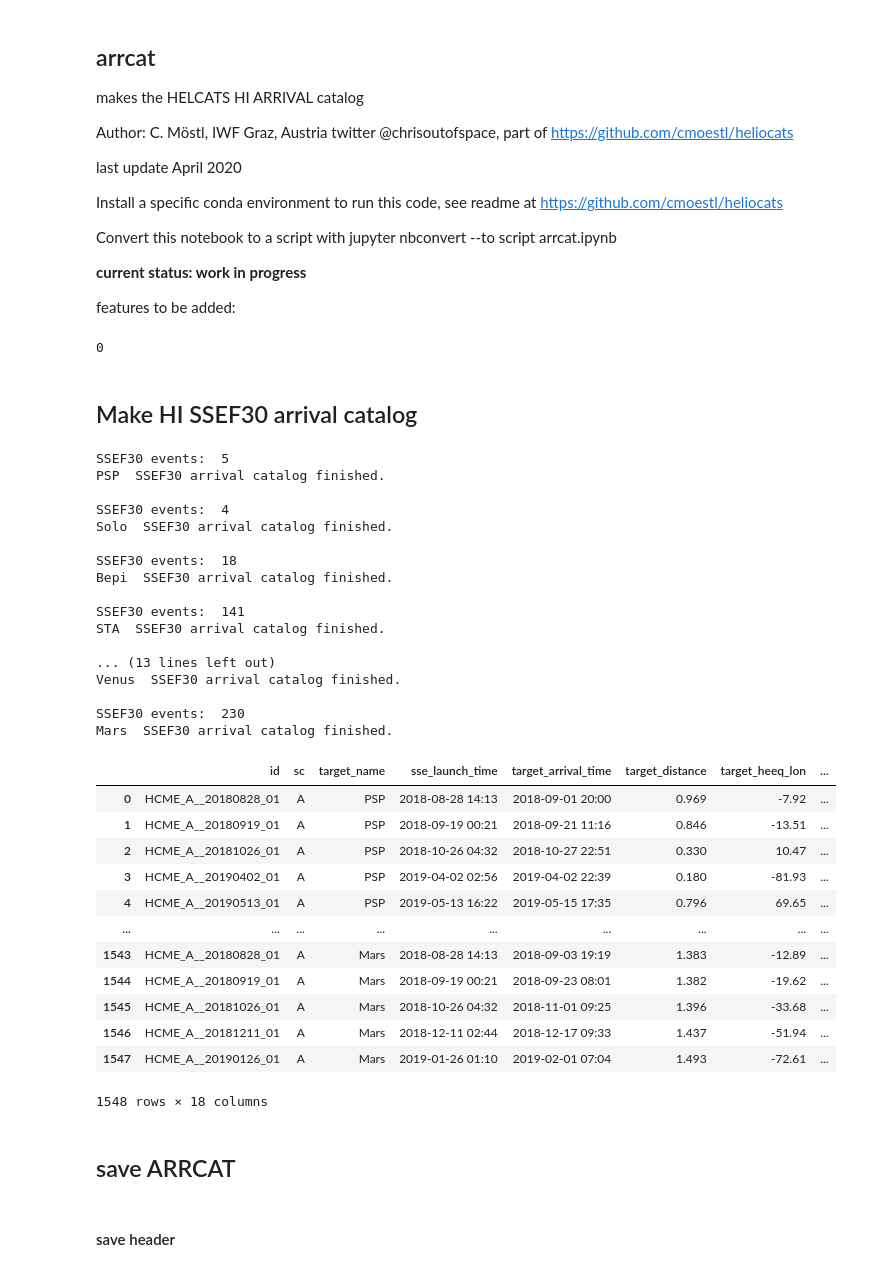
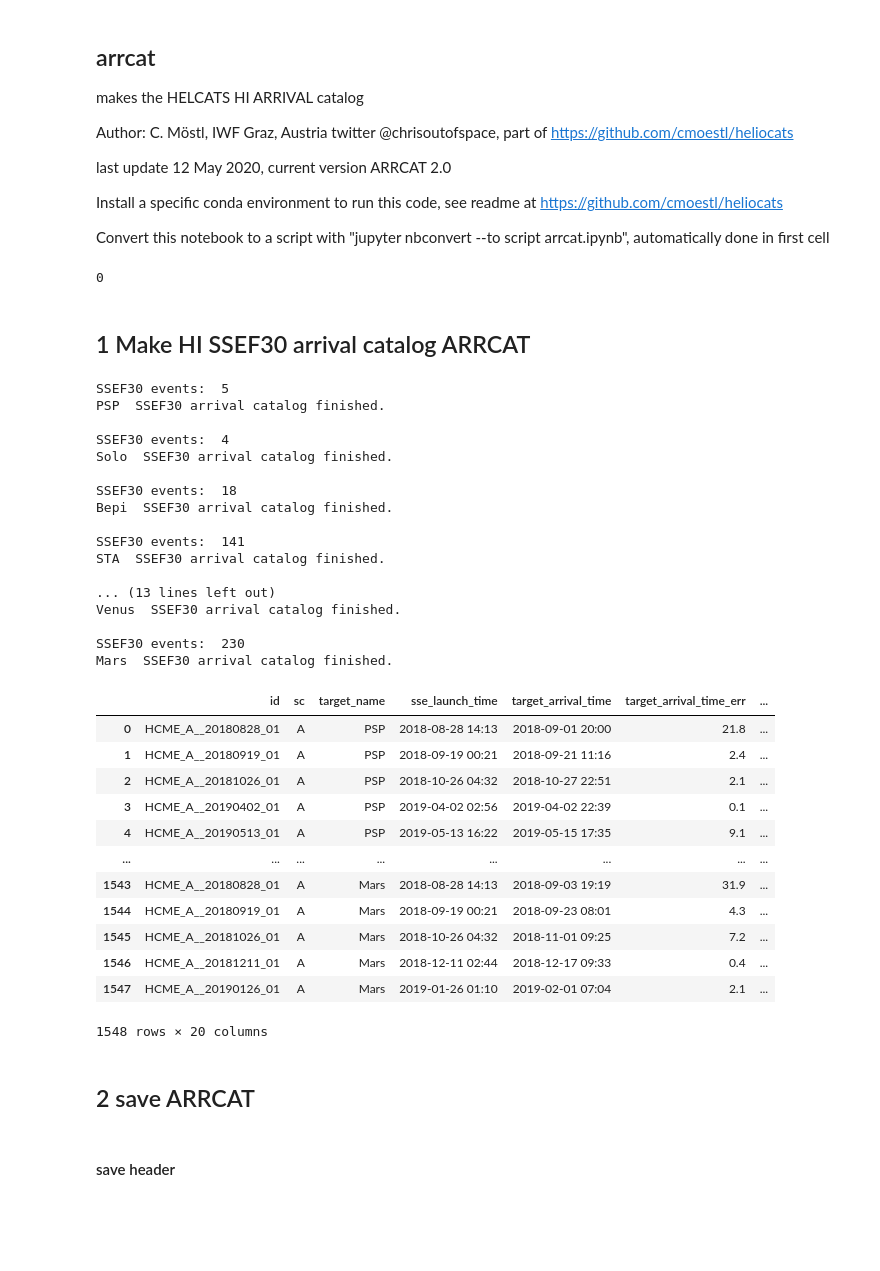
Before and after one commit to cmoestl/heliocats, a Jupyter notebook: arrcat.ipynb, the cells around one changed output. Saved outputs shown, nothing was run; the diff lists cells and outputs as text; code cells hidden in the pictures; blank space fills up the shorter version.

Commit message:
arrcatv2.0 finished

```diff
--- a/arrcat.ipynb
+++ b/arrcat.ipynb
@@ -6,16 +6,11 @@ makes the HELCATS HI ARRIVAL catalog
 Author: C. Möstl, IWF Graz, Austria
 twitter @chrisoutofspace, part of https://github.com/cmoestl/heliocats
 
-last update April 2020
+last update 12 May 2020, current version ARRCAT 2.0
 
 Install a specific conda environment to run this code, see readme at https://github.com/cmoestl/heliocats
 
-
-Convert this notebook to a script with jupyter nbconvert --to script arrcat.ipynb
-
-**current status: work in progress**
-
-features to be added:
+Convert this notebook to a script with "jupyter nbconvert --to script arrcat.ipynb", automatically done in first cell
 # %%
 import numpy as np
 import scipy.io
@@ -80,14 +75,13 @@ os.system('jupyter nbconvert --to script arrcat.ipynb')
 # %% [output]
 0
 # %% [markdown]
-## Make HI SSEF30 arrival catalog
+## 1 Make HI SSEF30 arrival catalog ARRCAT
 # %%
 from heliocats import cats as hc
 importlib.reload(hc) #reload again while debugging
 
 
 #https://www.helcats-fp7.eu/
-
 #LOAD HELCATS HIGeoCAT
 url_higeocat='https://www.helcats-fp7.eu/catalogues/data/HCME_WP3_V06.vot'
 
@@ -101,70 +95,72 @@ higeocat_t0=parse_time(higeocat['SSE Launch']).datetime   #backprojected launch
 
 #define empty pandas dataframe for arrival catalog with column names
 
-column_list=['id', 'sc','target_name','sse_launch_time','target_arrival_time',\
+column_list=['id', 'sc','target_name','sse_launch_time','target_arrival_time','target_arrival_time_err',\
                                  'target_distance','target_heeq_lon','target_heeq_lat',\
                                  'target_delta','sse_heeq_lon','sse_heeq_lat',\
-                                 'sse_speed','sse_speed_err','target_speed',\
+                                 'sse_speed','sse_speed_err','target_speed','target_speed_err',\
                                  'pa_fit','pa_n','pa_s','pa_center']
 
+#pandas dataframe for current version with iteration in calculating arrival time
 ac = pd.DataFrame([], columns = column_list)
 
-
+#pandas dataframe for old method of arrival time prediction without iteration
+ac_old = pd.DataFrame([], columns = column_list)
 
 #Make arrival catalog from HIGEOCAT for each spacecraft
 
-ac=hc.make_arrival_catalog_insitu_ssef30(higeocat, ac, 'PSP',column_list)
-ac=hc.make_arrival_catalog_insitu_ssef30(higeocat, ac,'Solo',column_list)
-ac=hc.make_arrival_catalog_insitu_ssef30(higeocat, ac,'Bepi',column_list)
+[ac,ac_old]=hc.make_arrival_catalog_insitu_ssef30(higeocat, ac, ac_old, 'PSP',column_list)
+[ac,ac_old]=hc.make_arrival_catalog_insitu_ssef30(higeocat, ac, ac_old, 'Solo',column_list)
+[ac,ac_old]=hc.make_arrival_catalog_insitu_ssef30(higeocat, ac, ac_old, 'Bepi',column_list)
 
-ac=hc.make_arrival_catalog_insitu_ssef30(higeocat, ac, 'STA',column_list)
-ac=hc.make_arrival_catalog_insitu_ssef30(higeocat, ac, 'STB',column_list)
-ac=hc.make_arrival_catalog_insitu_ssef30(higeocat, ac, 'Earth',column_list)
+[ac,ac_old]=hc.make_arrival_catalog_insitu_ssef30(higeocat, ac, ac_old, 'STA',column_list)
+[ac,ac_old]=hc.make_arrival_catalog_insitu_ssef30(higeocat, ac, ac_old, 'STB',column_list)
+[ac,ac_old]=hc.make_arrival_catalog_insitu_ssef30(higeocat, ac, ac_old, 'Earth',column_list)
 
-ac=hc.make_arrival_catalog_insitu_ssef30(higeocat, ac,'Ulysses',column_list)
-ac=hc.make_arrival_catalog_insitu_ssef30(higeocat, ac,'Mercury',column_list)
-ac=hc.make_arrival_catalog_insitu_ssef30(higeocat, ac,'Venus',column_list)
-ac=hc.make_arrival_catalog_insitu_ssef30(higeocat, ac,'Mars',column_list)
+[ac,ac_old]=hc.make_arrival_catalog_insitu_ssef30(higeocat, ac, ac_old, 'Ulysses',column_list)
+[ac,ac_old]=hc.make_arrival_catalog_insitu_ssef30(higeocat, ac, ac_old, 'Mercury',column_list)
+[ac,ac_old]=hc.make_arrival_catalog_insitu_ssef30(higeocat, ac, ac_old, 'Venus',column_list)
+[ac,ac_old]=hc.make_arrival_catalog_insitu_ssef30(higeocat, ac, ac_old, 'Mars',column_list)
 
 
 ac = ac.reset_index(drop=True)
+ac_old = ac_old.reset_index(drop=True)
 
-# #ac.reset_index(drop=True,inplace=True)
 
 ac
 # %% [output]
 SSEF30 events:  5
 PSP  SSEF30 arrival catalog finished.
 
 SSEF30 events:  4
 Solo  SSEF30 arrival catalog finished.
 
 SSEF30 events:  18
 Bepi  SSEF30 arrival catalog finished.
 
 SSEF30 events:  141
 STA  SSEF30 arrival catalog finished.
 
 ... (13 lines left out)
 Venus  SSEF30 arrival catalog finished.
 
 SSEF30 events:  230
 Mars  SSEF30 arrival catalog finished.
-|  | id | sc | target_name | sse_launch_time | target_arrival_time | target_distance | target_heeq_lon | ... |
-| 0 | HCME_A__20180828_01 | A | PSP | 2018-08-28 14:13 | 2018-09-01 20:00 | 0.969 | -7.92 | ... |
-| 1 | HCME_A__20180919_01 | A | PSP | 2018-09-19 00:21 | 2018-09-21 11:16 | 0.846 | -13.51 | ... |
-| 2 | HCME_A__20181026_01 | A | PSP | 2018-10-26 04:32 | 2018-10-27 22:51 | 0.330 | 10.47 | ... |
-| 3 | HCME_A__20190402_01 | A | PSP | 2019-04-02 02:56 | 2019-04-02 22:39 | 0.180 | -81.93 | ... |
-| 4 | HCME_A__20190513_01 | A | PSP | 2019-05-13 16:22 | 2019-05-15 17:35 | 0.796 | 69.65 | ... |
-| ... | ... | ... | ... | ... | ... | ... | ... | ... |
-| 1543 | HCME_A__20180828_01 | A | Mars | 2018-08-28 14:13 | 2018-09-03 19:19 | 1.383 | -12.89 | ... |
-| 1544 | HCME_A__20180919_01 | A | Mars | 2018-09-19 00:21 | 2018-09-23 08:01 | 1.382 | -19.62 | ... |
-| 1545 | HCME_A__20181026_01 | A | Mars | 2018-10-26 04:32 | 2018-11-01 09:25 | 1.396 | -33.68 | ... |
-| 1546 | HCME_A__20181211_01 | A | Mars | 2018-12-11 02:44 | 2018-12-17 09:33 | 1.437 | -51.94 | ... |
-| 1547 | HCME_A__20190126_01 | A | Mars | 2019-01-26 01:10 | 2019-02-01 07:04 | 1.493 | -72.61 | ... |
+|  | id | sc | target_name | sse_launch_time | target_arrival_time | target_arrival_time_err | ... |
+| 0 | HCME_A__20180828_01 | A | PSP | 2018-08-28 14:13 | 2018-09-01 20:00 | 21.8 | ... |
+| 1 | HCME_A__20180919_01 | A | PSP | 2018-09-19 00:21 | 2018-09-21 11:16 | 2.4 | ... |
+| 2 | HCME_A__20181026_01 | A | PSP | 2018-10-26 04:32 | 2018-10-27 22:51 | 2.1 | ... |
+| 3 | HCME_A__20190402_01 | A | PSP | 2019-04-02 02:56 | 2019-04-02 22:39 | 0.1 | ... |
+| 4 | HCME_A__20190513_01 | A | PSP | 2019-05-13 16:22 | 2019-05-15 17:35 | 9.1 | ... |
+| ... | ... | ... | ... | ... | ... | ... | ... |
+| 1543 | HCME_A__20180828_01 | A | Mars | 2018-08-28 14:13 | 2018-09-03 19:19 | 31.9 | ... |
+| 1544 | HCME_A__20180919_01 | A | Mars | 2018-09-19 00:21 | 2018-09-23 08:01 | 4.3 | ... |
+| 1545 | HCME_A__20181026_01 | A | Mars | 2018-10-26 04:32 | 2018-11-01 09:25 | 7.2 | ... |
+| 1546 | HCME_A__20181211_01 | A | Mars | 2018-12-11 02:44 | 2018-12-17 09:33 | 0.4 | ... |
+| 1547 | HCME_A__20190126_01 | A | Mars | 2019-01-26 01:10 | 2019-02-01 07:04 | 2.1 | ... |
-1548 rows × 18 columns
+1548 rows × 20 columns
 # %% [markdown]
-## save ARRCAT
+## 2 save ARRCAT
 # %% [markdown]
 #### save header
 # %%
```
Also changed, not shown: parts of 16 cells of this notebook, 17 other files.
